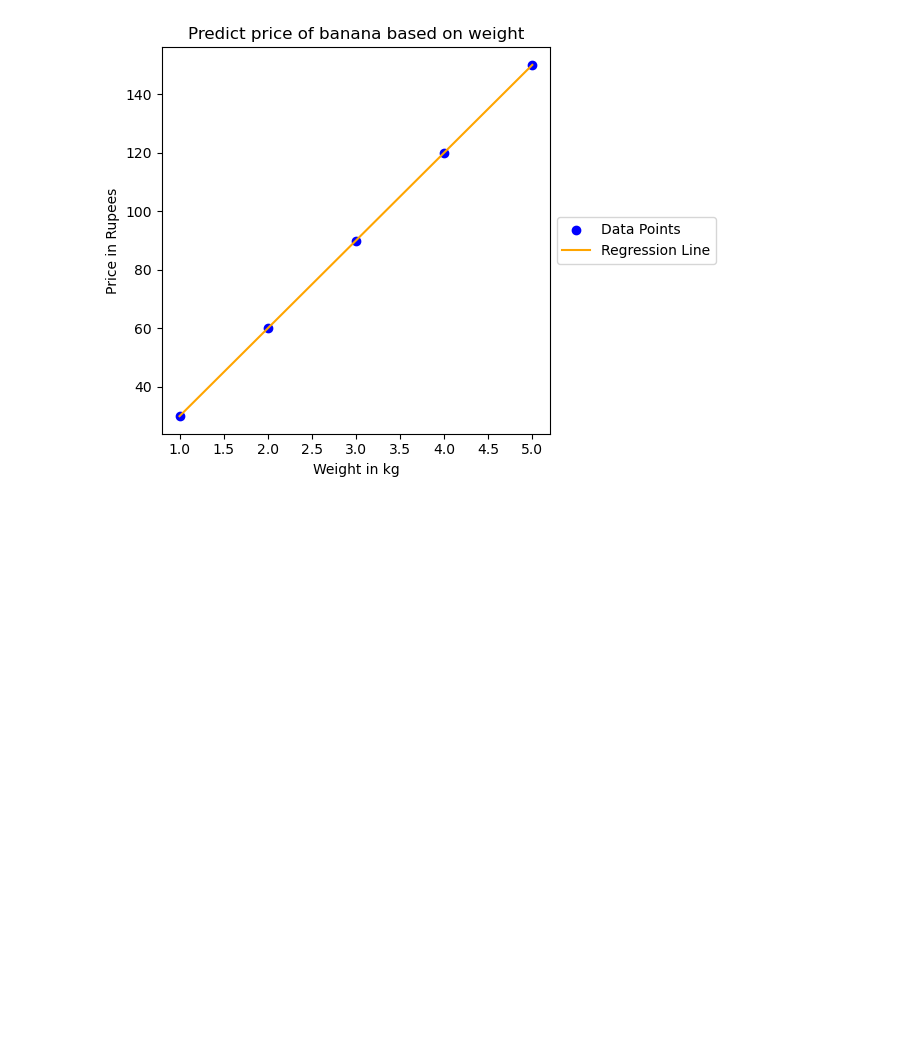
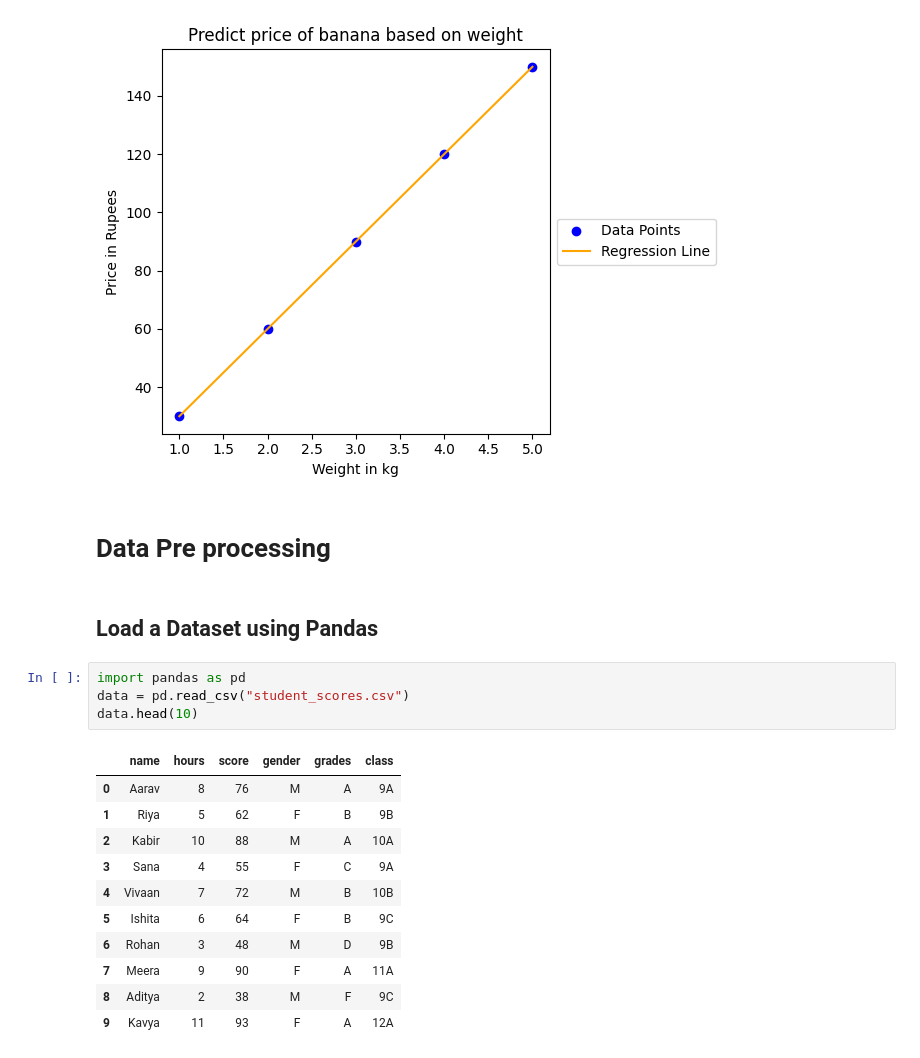
Before and after one commit to Vedant-Manjrekar/MLE_Prac_Codes, a Jupyter notebook: MLE_prac1.ipynb, the cells around one changed output. Saved outputs shown, nothing was run; the diff lists cells and outputs as text; blank space fills up the shorter version.

```diff
--- a/MLE_prac1.ipynb
+++ b/MLE_prac1.ipynb
@@ -112,3 +114,23 @@ plt.tight_layout()
 plt.show()
 # %% [output]
 [figure]
+# %% [markdown]
+# Data Pre processing
+# %% [markdown]
+## Load a Dataset using Pandas
+# %%
+import pandas as pd
+data = pd.read_csv("student_scores.csv")
+data.head(10)
+# %% [output]
+|  | name | hours | score | gender | grades | class |
+| 0 | Aarav | 8 | 76 | M | A | 9A |
+| 1 | Riya | 5 | 62 | F | B | 9B |
+| 2 | Kabir | 10 | 88 | M | A | 10A |
+| 3 | Sana | 4 | 55 | F | C | 9A |
+| 4 | Vivaan | 7 | 72 | M | B | 10B |
+| 5 | Ishita | 6 | 64 | F | B | 9C |
+| 6 | Rohan | 3 | 48 | M | D | 9B |
+| 7 | Meera | 9 | 90 | F | A | 11A |
+| 8 | Aditya | 2 | 38 | M | F | 9C |
+| 9 | Kavya | 11 | 93 | F | A | 12A |
```
Also changed, not shown: parts of 8 cells of this notebook, 1 other file.
